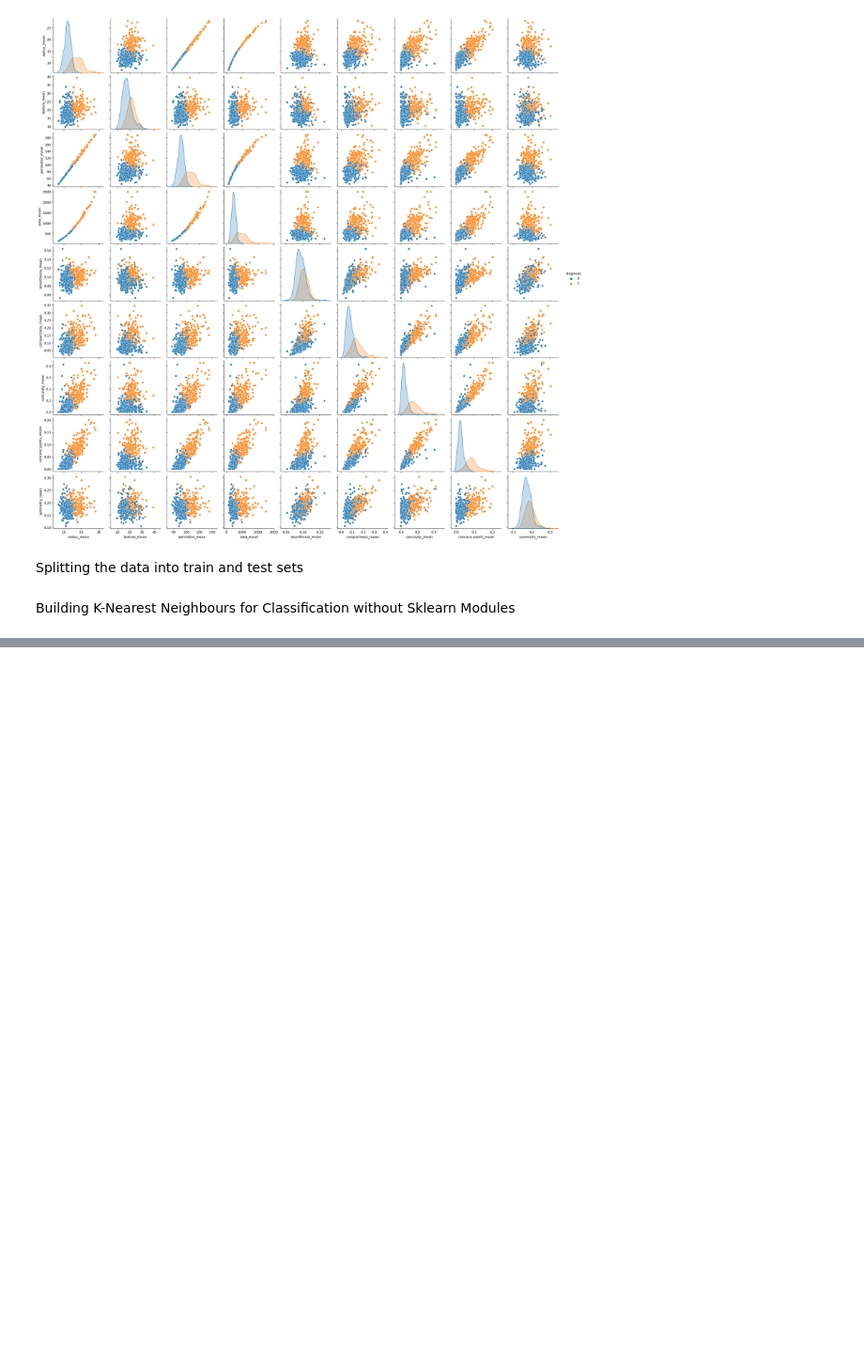
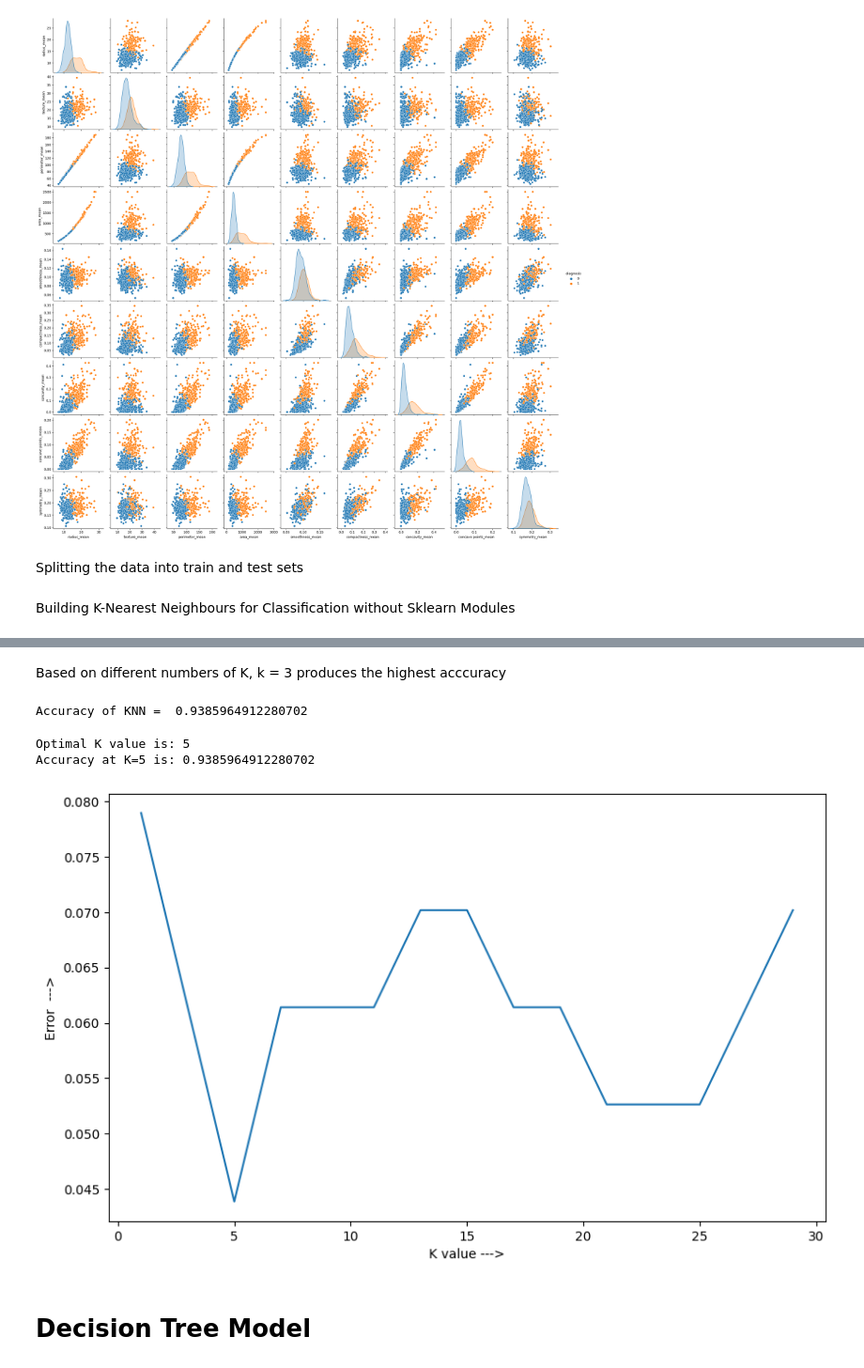
Before and after one commit to Shambok97/Breast-Cancer-Classification, a Jupyter notebook: BC_Classification.ipynb, the cells around one changed output, grey strips where cells are left out. Shown at 94% size. Cells and saved outputs as stored; diff of their text form; code cells hidden in the pictures; blank space fills up the shorter version.

```diff
--- a/BC_Classification.ipynb
+++ b/BC_Classification.ipynb
@@ -309,3 +309,11 @@ class KNN:
 #Store neighbours and errors in an empty list
 neighbours = []
 errors = []
+# %%
+for k in range(1,30, 2):
+    neighbours.append(k)
+    clf = KNN(k)
+    clf.fit(X_train.to_numpy(), y_train)
+    score = clf.score(X_test.to_numpy(), y_test)
+    errors.append(1-score)
+    print("Number of neighbours : ",k,", Accuracy = ",score)
@@ -311,0 +336,29 @@ errors = []
+# %% [markdown]
+Based on different numbers of K, k = 3 produces the highest acccuracy
+# %%
+clf = KNN(9)
+clf.fit(X_train.to_numpy(), y_train)
+score = clf.score(X_test.to_numpy(), y_test)
+print("Accuracy of KNN = ",score)
+# %% [output]
+Accuracy of KNN =  0.9385964912280702
+# %%
+# Choosing the value of K which gave the least error
+MSE = [x for x in errors]
+optimal_k = neighbours[MSE.index(min(MSE))]
+print("Optimal K value is: "+str(optimal_k))
+print("Accuracy at K="+str(optimal_k)+" is: "+str(1-float(MSE[optimal_k])))
+# %% [output]
+Optimal K value is: 5
+Accuracy at K=5 is: 0.9385964912280702
+# %%
+#Plotting the error values against K values
+plt.figure(figsize=(10, 6))
+plt.plot(neighbours, MSE)
+plt.xlabel('K value --->')
+plt.ylabel('Error  --->')
+plt.show()
+# %% [output]
+[figure, added]
+# %% [markdown]
+# Decision Tree Model
```
Also changed, not shown: parts of 1 cell of this notebook.
